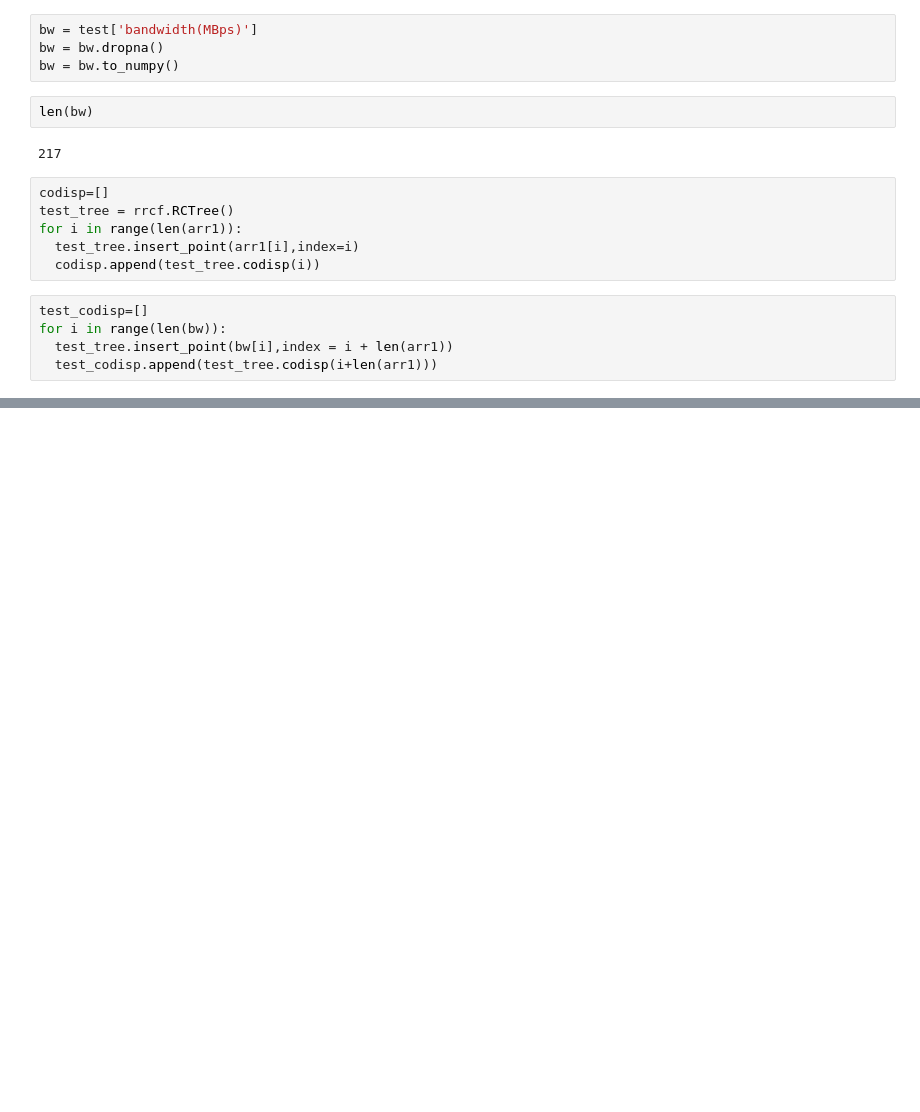
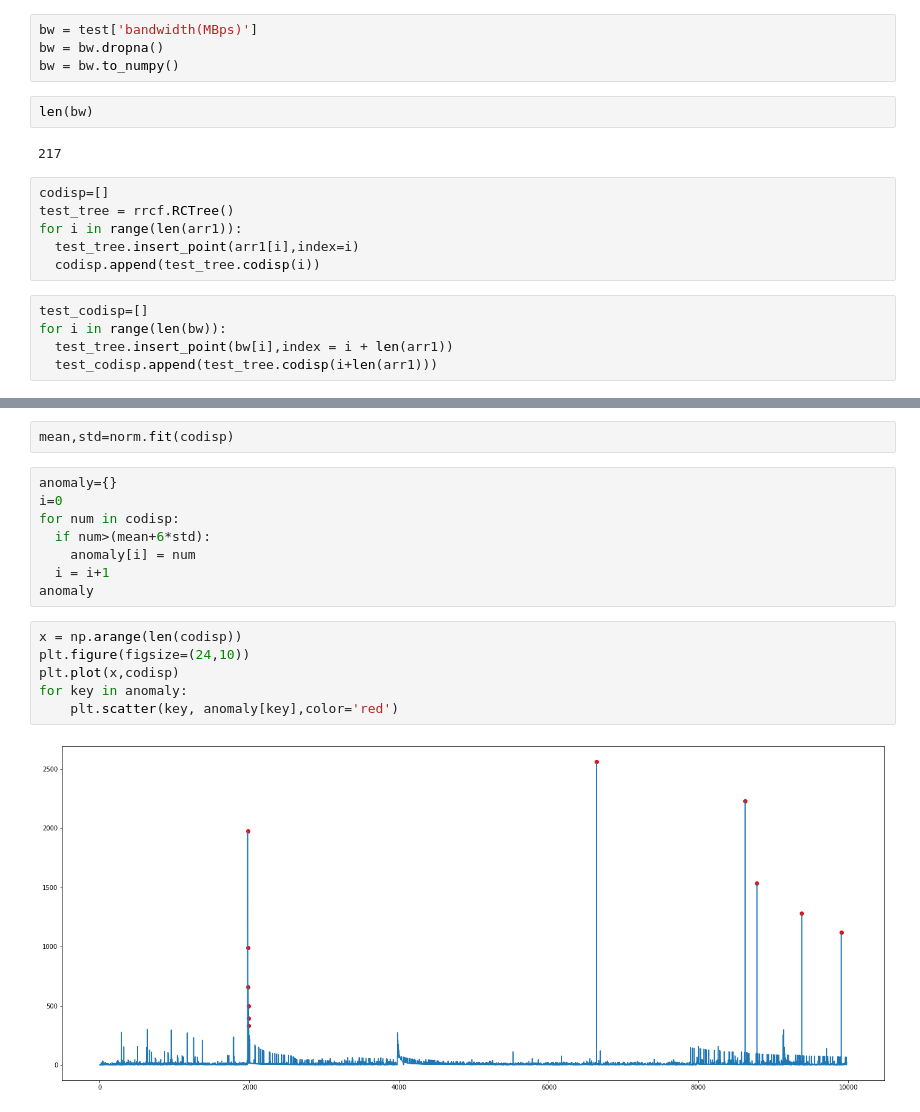
Before and after one commit to vasanthmbandhu/myprojects, a Jupyter notebook: robust_random_cut_forest.ipynb, the cells around one changed output, grey strips where cells are left out. Drawn from its saved outputs; the diff is of its cells as text; blank space fills up the shorter version.

```diff
--- a/robust_random_cut_forest.ipynb
+++ b/robust_random_cut_forest.ipynb
@@ -176,0 +195,18 @@ for key in anomaly:
+# %%
+mean,std=norm.fit(codisp)
+# %%
+anomaly={}
+i=0
+for num in codisp:
+  if num>(mean+6*std):
+    anomaly[i] = num
+  i = i+1
+anomaly
+# %%
+x = np.arange(len(codisp))
+plt.figure(figsize=(24,10))
+plt.plot(x,codisp)
+for key in anomaly:
+    plt.scatter(key, anomaly[key],color='red')
+# %% [output]
+[figure, added]
```
Also changed, not shown: parts of 13 cells of this notebook.
